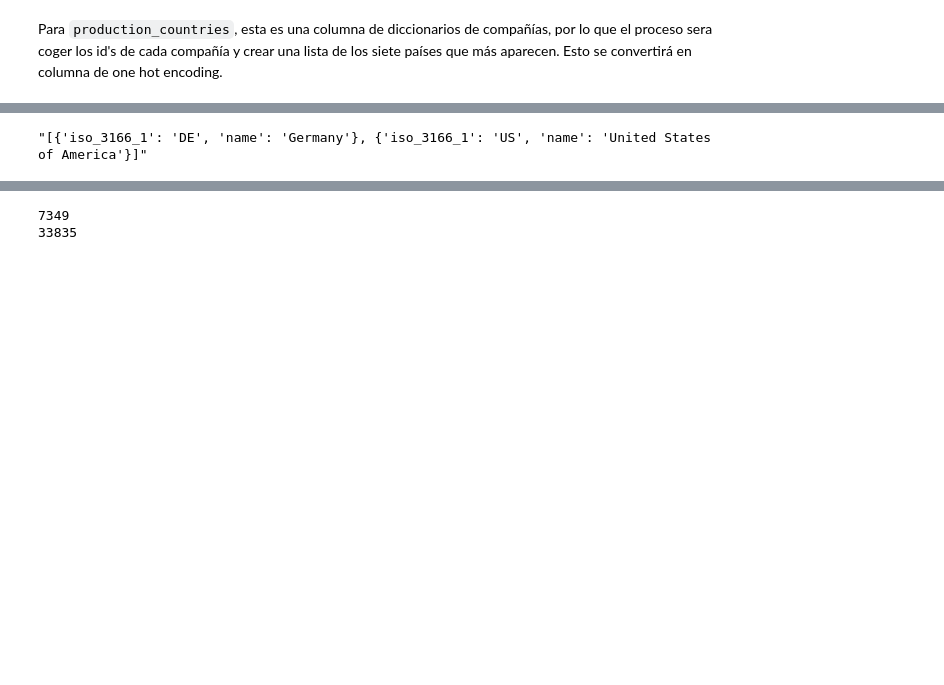
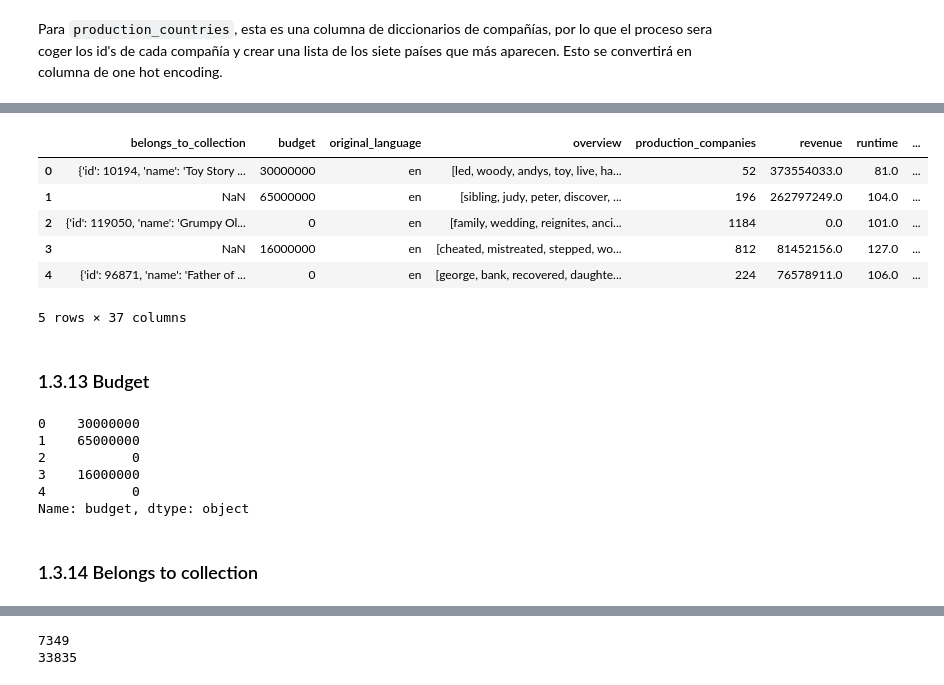
Before and after one commit to hectorms86/mineria-datos, a Jupyter notebook: 1_Preproceso.ipynb, the cells around one changed output, grey strips where cells are left out. Drawn from its saved outputs; the diff is of its cells as text; code cells hidden in the pictures; blank space fills up the shorter version.

```diff
--- a/1_Preproceso.ipynb
+++ b/1_Preproceso.ipynb
@@ -321,0 +321,3 @@ Name: original_language, dtype: int64
+# %%
+df["original_language"] = df["original_language"].apply(preprocess_language)
+df["original_language"].value_counts()
@@ -379,0 +378,4 @@ preprocessed.head()
+# %%
+treat_languages(df, lang_valid)
+df.drop(['spoken_languages'], axis=1, inplace=True)
+df.head()
@@ -451,0 +453,4 @@ preprocessed.head()
+# %%
+treat_genres(df, genre_valid)
+df.drop(['genres'], axis=1, inplace=True)
+df.head()
@@ -486,7 +499,7 @@ def treat_companies(row):
     except Exception:
         return max_popularity
 # %%
-preprocessed['production_companies'] = df['production_companies'].apply(treat_companies)
-preprocessed['production_companies'].head(20)
+df['production_companies'] = df['production_companies'].apply(treat_companies)
+df['production_companies'].head(20)
 # %% [output]
 0       52
@@ -569,4 +567,28 @@ preprocessed.head()
-# %%
-df['production_countries'][6]
-# %% [output]
-"[{'iso_3166_1': 'DE', 'name': 'Germany'}, {'iso_3166_1': 'US', 'name': 'United States of America'}]"
+# %%
+popular_countries = popularity_countries(df['production_countries'])
+
+treat_countries(df, popular_countries)
+df.drop(['production_countries'], axis=1, inplace=True)
+df.head()
+# %% [output]
+|  | belongs_to_collection | budget | original_language | overview | production_companies | revenue | runtime | ... |
+| 0 | {'id': 10194, 'name': 'Toy Story ... | 30000000 | en | [led, woody, andys, toy, live, ha... | 52 | 373554033.0 | 81.0 | ... |
+| 1 | NaN | 65000000 | en | [sibling, judy, peter, discover, ... | 196 | 262797249.0 | 104.0 | ... |
+| 2 | {'id': 119050, 'name': 'Grumpy Ol... | 0 | en | [family, wedding, reignites, anci... | 1184 | 0.0 | 101.0 | ... |
+| 3 | NaN | 16000000 | en | [cheated, mistreated, stepped, wo... | 812 | 81452156.0 | 127.0 | ... |
+| 4 | {'id': 96871, 'name': 'Father of ... | 0 | en | [george, bank, recovered, daughte... | 224 | 76578911.0 | 106.0 | ... |
+5 rows × 37 columns
+# %% [markdown]
+### 1.3.13 Budget
+# %%
+df["budget"] = df.drop(df[df.budget.isna()].index, inplace=False)["budget"]
+df["budget"].head()
+# %% [output]
+0    30000000
+1    65000000
+2           0
+3    16000000
+4           0
+Name: budget, dtype: object
+# %% [markdown]
+### 1.3.14 Belongs to collection
```
Also changed, not shown: parts of 37 cells of this notebook, 6 other files.
